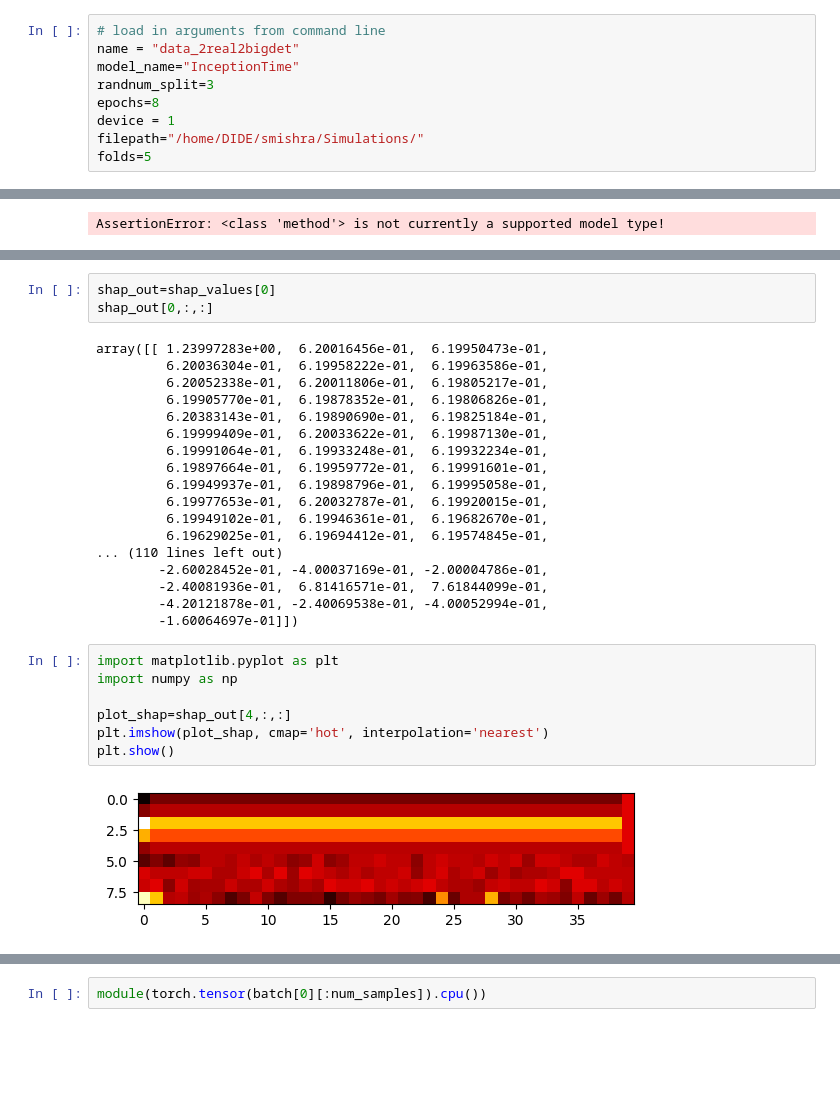
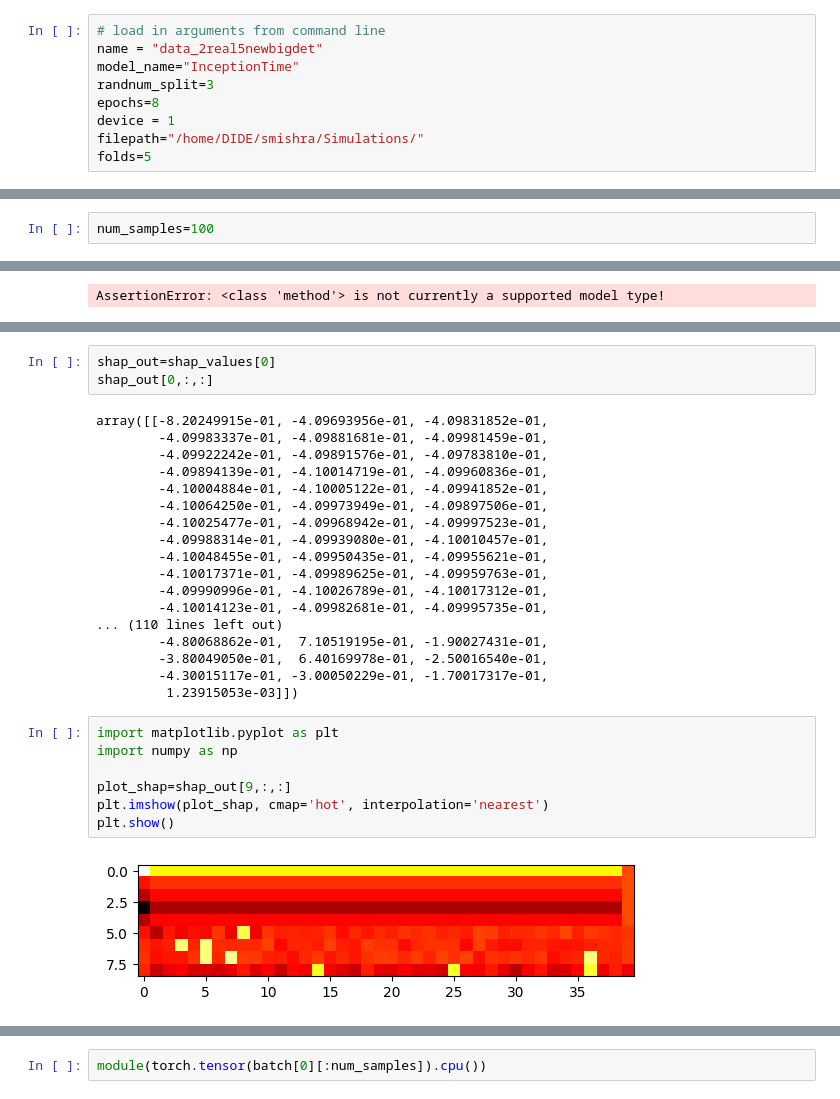
Before and after one commit to hcoupland/LifeCourseDLSimulationStudy, a Jupyter notebook: explr_inter_notebook.ipynb, the cells around one changed output, grey strips where cells are left out. Drawn from its saved outputs; the diff is of its cells as text; blank space fills up the shorter version.

```diff
--- a/explr_inter_notebook.ipynb
+++ b/explr_inter_notebook.ipynb
@@ -40,7 +40,7 @@ import Data_load_neat as Data_load
 import MLmodel_opt_learner_neat as MLmodel_opt_learner
 # %%
 # load in arguments from command line
-name = "data_2real2bigdet"
+name = "data_2real5newbigdet"
 model_name="InceptionTime"
 randnum_split=3
 epochs=8
@@ -342,3 +337,5 @@ shap_values = explainer.shap_values(
 print(shap_values)
 # %% [output]
 RuntimeError: Input type (torch.cuda.FloatTensor) and weight type (torch.FloatTensor) should be the same
+# %%
+num_samples=100
@@ -418,29 +450,29 @@ shap_values
 shap_out=shap_values[0]
 shap_out[0,:,:]
 # %% [output]
-array([[ 1.23997283e+00,  6.20016456e-01,  6.19950473e-01,
-         6.20036304e-01,  6.19958222e-01,  6.19963586e-01,
-         6.20052338e-01,  6.20011806e-01,  6.19805217e-01,
-         6.19905770e-01,  6.19878352e-01,  6.19806826e-01,
-         6.20383143e-01,  6.19890690e-01,  6.19825184e-01,
-         6.19999409e-01,  6.20033622e-01,  6.19987130e-01,
-         6.19991064e-01,  6.19933248e-01,  6.19932234e-01,
-         6.19897664e-01,  6.19959772e-01,  6.19991601e-01,
-         6.19949937e-01,  6.19898796e-01,  6.19995058e-01,
-         6.19977653e-01,  6.20032787e-01,  6.19920015e-01,
-         6.19949102e-01,  6.19946361e-01,  6.19682670e-01,
-         6.19629025e-01,  6.19694412e-01,  6.19574845e-01,
+array([[-8.20249915e-01, -4.09693956e-01, -4.09831852e-01,
+        -4.09983337e-01, -4.09881681e-01, -4.09981459e-01,
+        -4.09922242e-01, -4.09891576e-01, -4.09783810e-01,
+        -4.09894139e-01, -4.10014719e-01, -4.09960836e-01,
+        -4.10004884e-01, -4.10005122e-01, -4.09941852e-01,
+        -4.10064250e-01, -4.09973949e-01, -4.09897506e-01,
+        -4.10025477e-01, -4.09968942e-01, -4.09997523e-01,
+        -4.09988314e-01, -4.09939080e-01, -4.10010457e-01,
+        -4.10048455e-01, -4.09950435e-01, -4.09955621e-01,
+        -4.10017371e-01, -4.09989625e-01, -4.09959763e-01,
+        -4.09990996e-01, -4.10026789e-01, -4.10017312e-01,
+        -4.10014123e-01, -4.09982681e-01, -4.09995735e-01,
 ... (110 lines left out)
-        -2.60028452e-01, -4.00037169e-01, -2.00004786e-01,
-        -2.40081936e-01,  6.81416571e-01,  7.61844099e-01,
-        -4.20121878e-01, -2.40069538e-01, -4.00052994e-01,
-        -1.60064697e-01]])
+        -4.80068862e-01,  7.10519195e-01, -1.90027431e-01,
+        -3.80049050e-01,  6.40169978e-01, -2.50016540e-01,
+        -4.30015117e-01, -3.00050229e-01, -1.70017317e-01,
+         1.23915053e-03]])
 # %%
 import matplotlib.pyplot as plt
 import numpy as np
 
-plot_shap=shap_out[4,:,:]
+plot_shap=shap_out[9,:,:]
 plt.imshow(plot_shap, cmap='hot', interpolation='nearest')
 plt.show()
 # %% [output]
-[figure, old version]
+[figure, new version]
```
Also changed, not shown: parts of 16 cells of this notebook.
